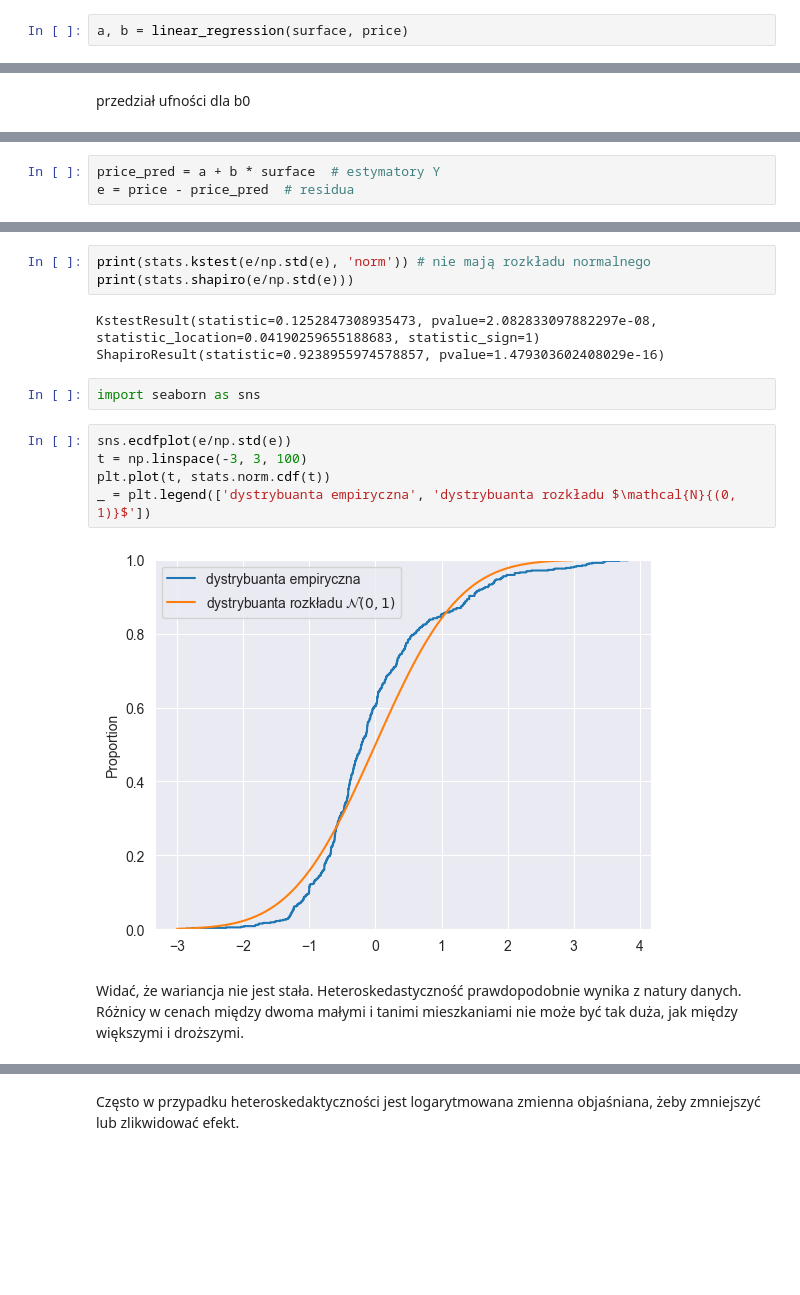
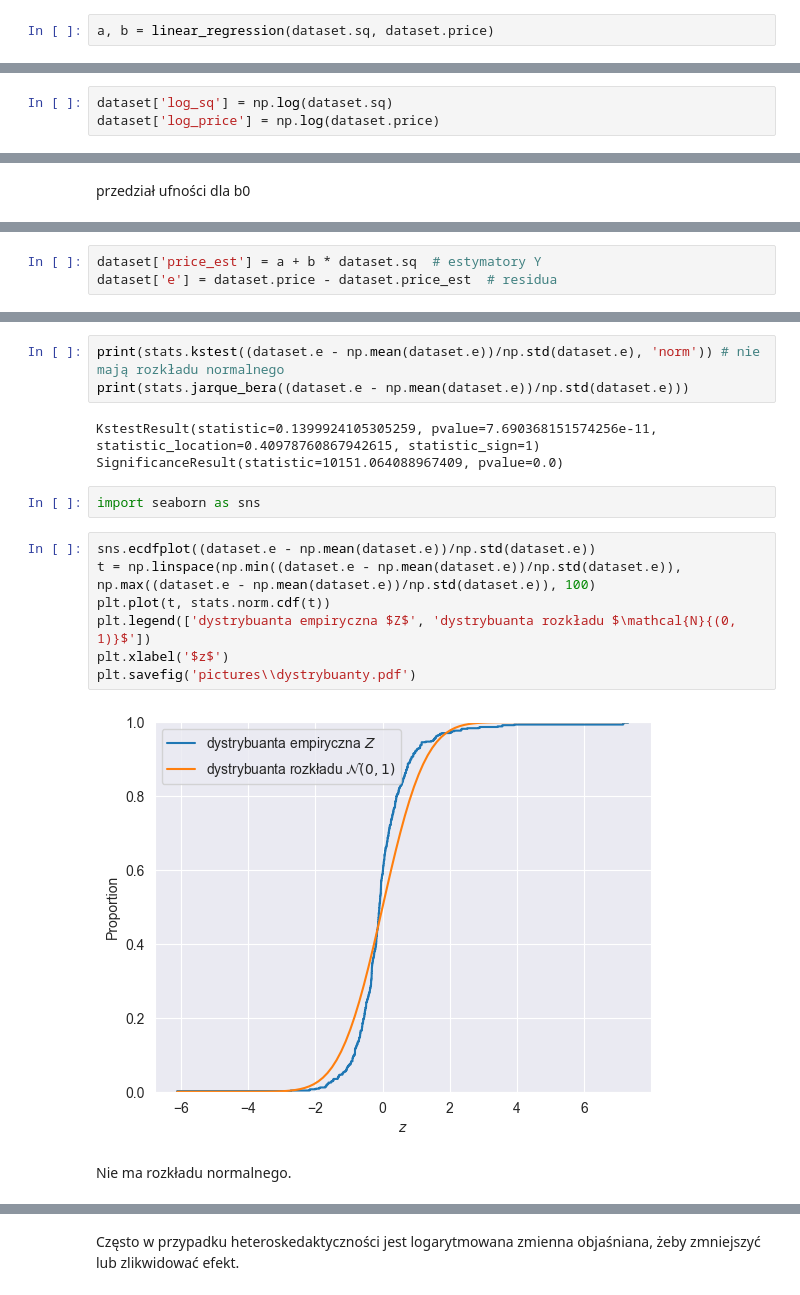
Before and after one commit to mlubneuskaya/apartments, a Jupyter notebook: raport1/raport.ipynb, the cells around one changed output, grey strips where cells are left out. Drawn from its saved outputs; the diff is of its cells as text; blank space fills up the shorter version.

```diff
--- a/raport1/raport.ipynb
+++ b/raport1/raport.ipynb
@@ -59,3 +46,3 @@ def linear_regression(x, y):
 # %%
-a, b = linear_regression(surface, price)
+a, b = linear_regression(dataset.sq, dataset.price)
 # %%
@@ -68,0 +58,3 @@ _ = plt.ylabel('cena')
+# %%
+dataset['log_sq'] = np.log(dataset.sq)
+dataset['log_price'] = np.log(dataset.price)
@@ -95,3 +122,3 @@ a - d, a + d
 # %%
-price_pred = a + b * surface  # estymatory Y
-e = price - price_pred  # residua
+dataset['price_est'] = a + b * dataset.sq  # estymatory Y
+dataset['e'] = dataset.price - dataset.price_est  # residua
@@ -109,17 +144,19 @@ np.mean(e) # Średnia blisko 0
 # %%
-print(stats.kstest(e/np.std(e), 'norm')) # nie mają rozkładu normalnego
-print(stats.shapiro(e/np.std(e)))
+print(stats.kstest((dataset.e - np.mean(dataset.e))/np.std(dataset.e), 'norm')) # nie mają rozkładu normalnego
+print(stats.jarque_bera((dataset.e - np.mean(dataset.e))/np.std(dataset.e)))
 # %% [output]
-KstestResult(statistic=0.1252847308935473, pvalue=2.082833097882297e-08, statistic_location=0.04190259655188683, statistic_sign=1)
-ShapiroResult(statistic=0.9238955974578857, pvalue=1.479303602408029e-16)
+KstestResult(statistic=0.1399924105305259, pvalue=7.690368151574256e-11, statistic_location=0.40978760867942615, statistic_sign=1)
+SignificanceResult(statistic=10151.064088967409, pvalue=0.0)
 # %%
 import seaborn as sns
 # %%
-sns.ecdfplot(e/np.std(e))
-t = np.linspace(-3, 3, 100)
+sns.ecdfplot((dataset.e - np.mean(dataset.e))/np.std(dataset.e))
+t = np.linspace(np.min((dataset.e - np.mean(dataset.e))/np.std(dataset.e)), np.max((dataset.e - np.mean(dataset.e))/np.std(dataset.e)), 100)
 plt.plot(t, stats.norm.cdf(t))
-_ = plt.legend(['dystrybuanta empiryczna', 'dystrybuanta rozkładu $\mathcal{N}{(0, 1)}$'])
+plt.legend(['dystrybuanta empiryczna $Z$', 'dystrybuanta rozkładu $\mathcal{N}{(0, 1)}$'])
+plt.xlabel('$z$')
+plt.savefig('pictures\\dystrybuanty.pdf')
 # %% [output]
-[figure, old version]
+[figure, new version]
-# %% [markdown]
-Widać, że wariancja nie jest stała. Heteroskedastyczność prawdopodobnie wynika z natury danych. Różnicy w cenach między dwoma małymi i tanimi mieszkaniami nie może być tak duża, jak między większymi i droższymi.
+# %% [markdown]
+Nie ma rozkładu normalnego.
```
Also changed, not shown: parts of 71 cells of this notebook, 9 other files.
